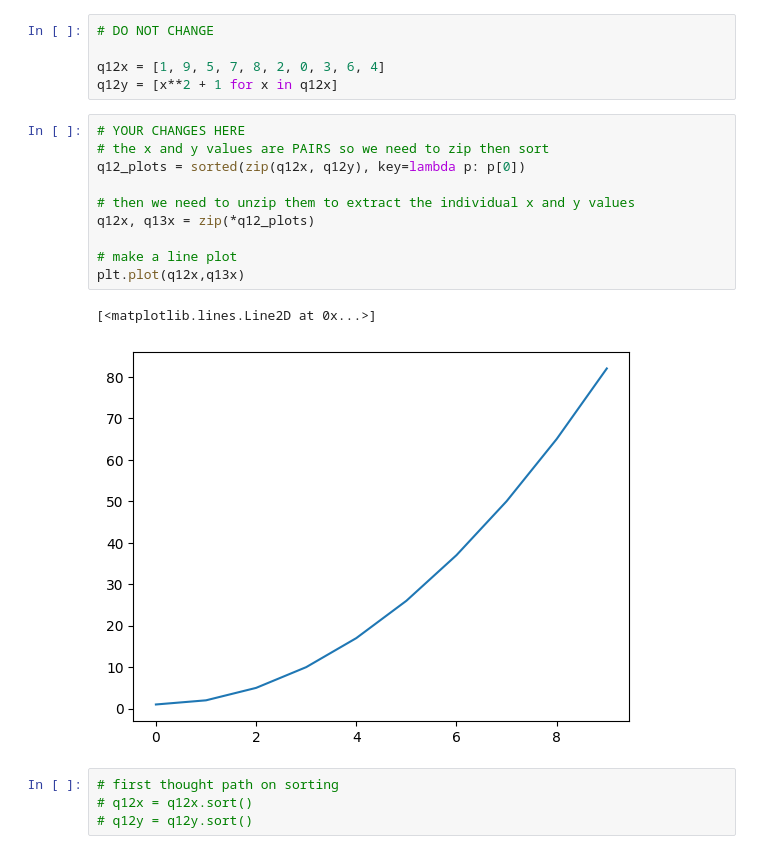
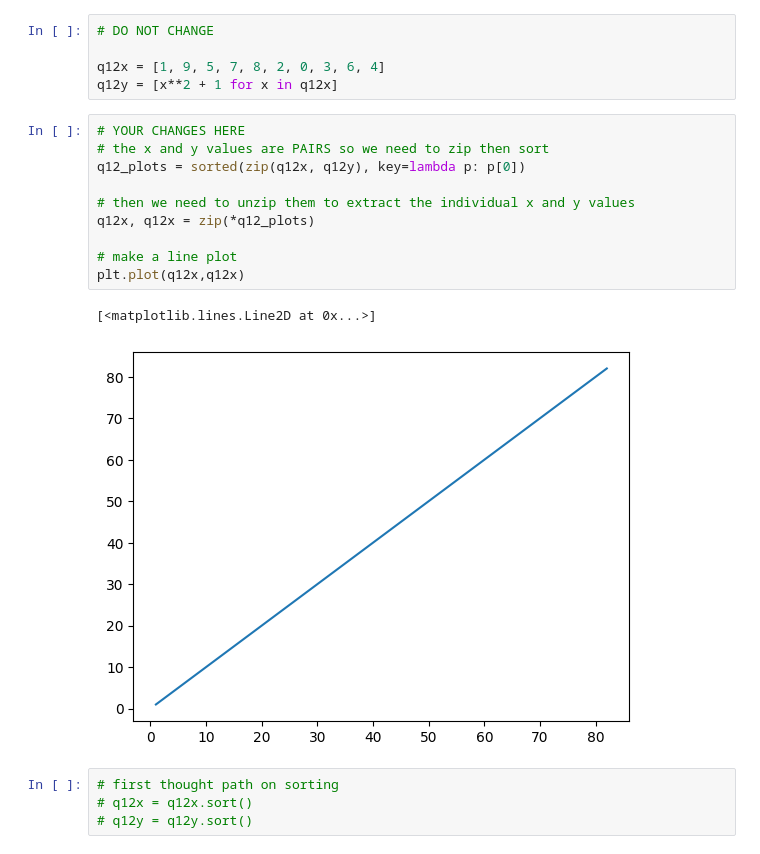
Before and after one commit to beckaa-l/dx602-homework-05, a Jupyter notebook: homework.ipynb, the cells around one changed output. Saved outputs shown, nothing was run; the diff lists cells and outputs as text.

```diff
--- a/homework.ipynb
+++ b/homework.ipynb
@@ -444,16 +444,16 @@ q12y = [x**2 + 1 for x in q12x]
 # %%
 # YOUR CHANGES HERE
 # the x and y values are PAIRS so we need to zip then sort
 q12_plots = sorted(zip(q12x, q12y), key=lambda p: p[0])
 
 # then we need to unzip them to extract the individual x and y values
-q12x, q13x = zip(*q12_plots)
+q12x, q12x = zip(*q12_plots)
 
 # make a line plot
-plt.plot(q12x,q13x)
+plt.plot(q12x,q12x)
 # %% [output]
 [<matplotlib.lines.Line2D at 0x...>]
-[figure, old version]
+[figure, new version]
 # %%
 # first thought path on sorting
 # q12x = q12x.sort()
```
Also changed, not shown: parts of 8 cells of this notebook.
